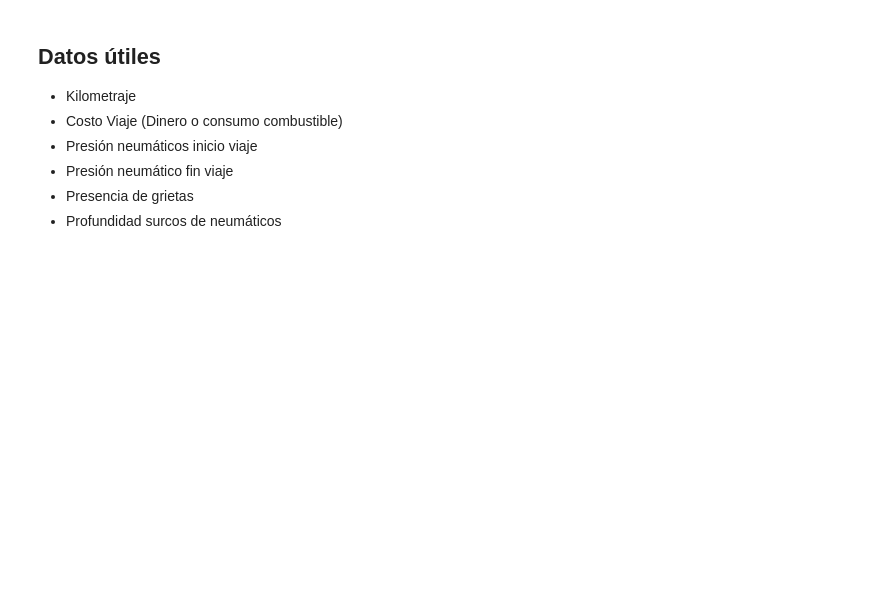
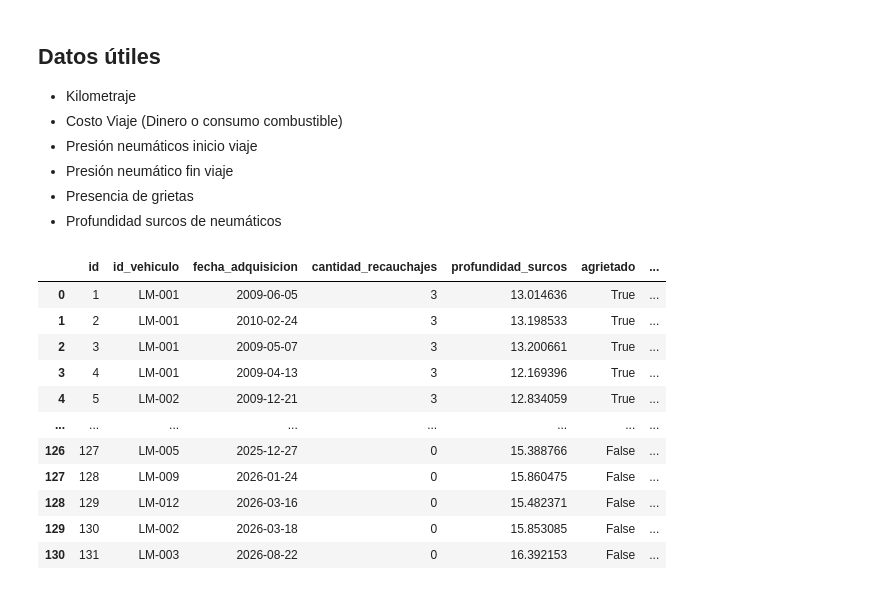
Before and after one commit to EliasMartinezUSM/LlachMetrics, a Jupyter notebook: Modelo.ipynb, the cells around one changed output. Saved outputs shown, nothing was run; the diff lists cells and outputs as text; code cells hidden in the pictures; blank space fills up the shorter version.

```diff
--- a/Modelo.ipynb
+++ b/Modelo.ipynb
@@ -7,70 +7,27 @@
 - Presencia de grietas
 - Profundidad surcos de neumáticos
 # %%
-"""
-Generate a synthetic dataset of truck trips for tire cost/efficiency modeling.
-
-Each row = one trip, with:
-- trip_id: unique identifier
-- cost_usd: total cost of the trip
-- distance_km: distance traveled
-- tread_depth_mm: tire tread depth measured for the trip (avg across tires)
-- has_cracks: whether the tires show visible cracks (True/False)
-- pressure_start_psi: tire pressure at the start of the trip
-- pressure_end_psi: tire pressure at the end of the trip
-"""
-
 import numpy as np
 import pandas as pd
 
-# Reproducibility
-RNG = np.random.default_rng(seed=42)
-N_TRIPS = 2000
+#Datos creados sinteticamemte
+conductores = pd.read_csv("./csv_data/conductores.csv")
+neumaticos = pd.read_csv("./csv_data/neumaticos.csv")
+vehiculos = pd.read_csv("./csv_data/vehiculos.csv")
+viaje_vehiculo = pd.read_csv("./csv_data/viaje_vehiculo.csv")
+viajes = pd.read_csv("./csv_data/viajes.csv")
 
-# ---- Core trip variables ----
-trip_id = np.arange(1, N_TRIPS + 1)
-
-# Distance per trip (km) - right-skewed: mostly short/medium hauls, some long hauls
-distance_km = np.round(RNG.gamma(shape=3.0, scale=80.0, size=N_TRIPS) + 20, 1)
-distance_km = np.clip(distance_km, 20, 1500)
-
-# Cost of trip (USD): base rate per km + fuel/toll noise + fixed overhead per trip
-cost_per_km = RNG.normal(loc=0.85, scale=0.12, size=N_TRIPS)  # $/km, varies by route/fuel price
-fixed_overhead = RNG.normal(loc=25, scale=5, size=N_TRIPS)    # tolls, loading fees, etc.
-cost_usd = np.round(distance_km * cost_per_km + fixed_overhead, 2)
-cost_usd = np.clip(cost_usd, 10, None)
-
-# Tread depth (mm): new tires ~18mm, legal minimum ~1.6mm
-tread_depth_mm = np.round(RNG.uniform(1.5, 18.0, size=N_TRIPS), 2)
-
-# Probability of cracks increases as tread depth decreases (older/worn tires)
-crack_prob = np.clip(0.55 - (tread_depth_mm / 18.0) * 0.5, 0.03, 0.6)
-has_cracks = RNG.random(N_TRIPS) < crack_prob
-
-# Tire pressure (psi): typical heavy truck tires run ~100-120 psi cold
-pressure_start_psi = np.round(RNG.normal(loc=110, scale=6, size=N_TRIPS), 1)
-
-# Pressure change over the trip: slight increase from heat build-up over distance,
-# plus random noise, plus a bigger drop if tires have cracks (slow leak)
-heat_gain = distance_km * RNG.uniform(0.005, 0.02, size=N_TRIPS)
-leak_loss = np.where(has_cracks, RNG.uniform(2, 8, size=N_TRIPS), RNG.uniform(0, 1.5, size=N_TRIPS))
-pressure_end_psi = np.round(pressure_start_psi + heat_gain - leak_loss, 1)
-
-# ---- Assemble DataFrame ----
-df = pd.DataFrame({
-    "trip_id": trip_id,
-    "cost_usd": cost_usd,
-    "distance_km": distance_km,
-    "tread_depth_mm": tread_depth_mm,
-    "has_cracks": has_cracks,
-    "pressure_start_psi": pressure_start_psi,
-    "pressure_end_psi": pressure_end_psi,
-})
-
-# ---- Save to CSV ----
-output_path = "synthetic.csv"
-df.to_csv(output_path, index=False)
-
-print(f"Saved {len(df)} rows to {output_path}")
-print(df.head())
+neumaticos
 # %% [output]
+|  | id | id_vehiculo | fecha_adquisicion | cantidad_recauchajes | profundidad_surcos | agrietado | ... |
+| 0 | 1 | LM-001 | 2009-06-05 | 3 | 13.014636 | True | ... |
+| 1 | 2 | LM-001 | 2010-02-24 | 3 | 13.198533 | True | ... |
+| 2 | 3 | LM-001 | 2009-05-07 | 3 | 13.200661 | True | ... |
+| 3 | 4 | LM-001 | 2009-04-13 | 3 | 12.169396 | True | ... |
+| 4 | 5 | LM-002 | 2009-12-21 | 3 | 12.834059 | True | ... |
+| ... | ... | ... | ... | ... | ... | ... | ... |
+| 126 | 127 | LM-005 | 2025-12-27 | 0 | 15.388766 | False | ... |
+| 127 | 128 | LM-009 | 2026-01-24 | 0 | 15.860475 | False | ... |
+| 128 | 129 | LM-012 | 2026-03-16 | 0 | 15.482371 | False | ... |
+| 129 | 130 | LM-002 | 2026-03-18 | 0 | 15.853085 | False | ... |
+| 130 | 131 | LM-003 | 2026-08-22 | 0 | 16.392153 | False | ... |
```
Also changed, not shown: parts of 3 cells of this notebook, 7 other files.
